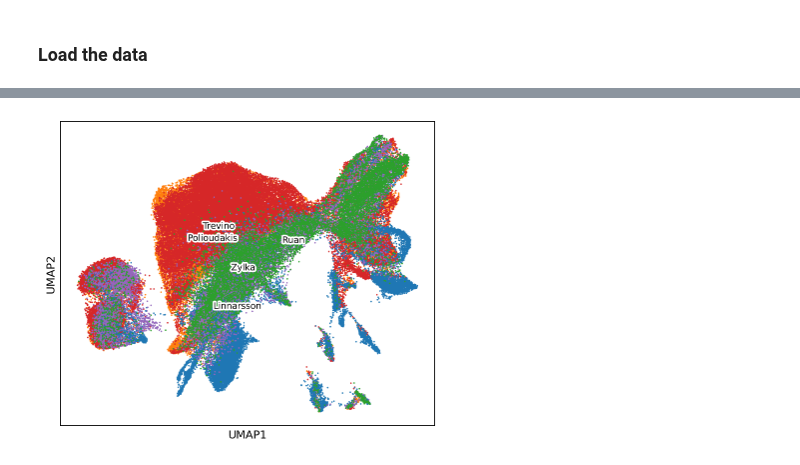
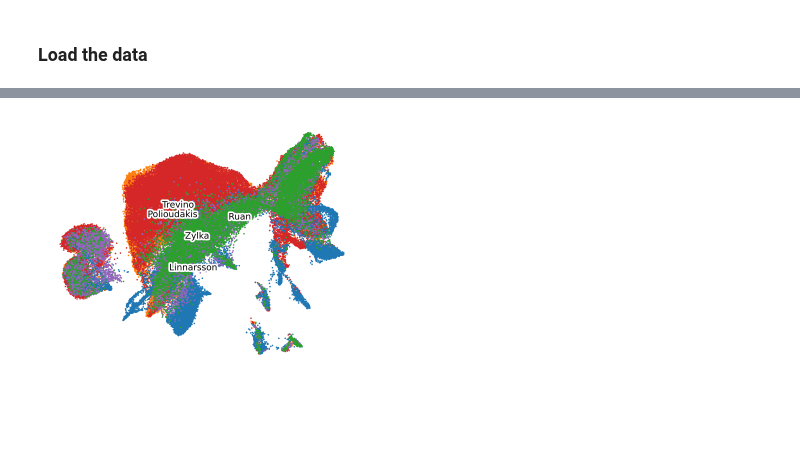
Before and after one commit to KalebicLab/ScDGomics, a Jupyter notebook: notebooks/scdgomics_clustering.ipynb, the cells around one changed output, grey strips where cells are left out. Cells and saved outputs as stored; diff of their text form; code cells hidden in the pictures; blank space fills up the shorter version.

```diff
--- a/notebooks/scdgomics_clustering.ipynb
+++ b/notebooks/scdgomics_clustering.ipynb
@@ -133,6 +122,6 @@ with open(sbatch_script_path, "w") as f:
 # %%
 # Load the integrated data
-adata = sc.read_h5ad("/group/kalebic/Nikola/1_single_cell_final/Nikola_final/final/scdgomics/data_versions/Adata_integrated.h5ad")
+adata = sc.read_h5ad("/group/kalebic/Nikola/1_single_cell_final/Nikola_final/final/scdgomics/data_versions/Adata_integrated_harmony.h5ad")
 # %%
 # Compute the kNN graph
 sc.pp.neighbors(adata, use_rep='X_pca_harmony', n_pcs=30, n_neighbors=80, random_state = 111)
@@ -146,0 +178,18 @@ sc.tl.umap(adata, random_state = 111)
+# %%
+# Plot the expression of marker genes across clusters
+sc.set_figure_params(dpi = 70, dpi_save = 300, fontsize = 10)
+markers = {'RG': ['PAX6', 'SOX2', 'HES1', 'HES5', 'VIM'],
+           'Cycling Pgs': ['MKI67', 'CENPF', 'PCNA'],
+           'IPs' : ['EOMES', 'PPP1R17'],
+           'Early neurons' : ['ROBO2', 'DCX', 'STMN2'],
+           'Late neurons' : ['SATB2','TLE4', 'BCL11B', 'TBR1', 'CRYM'],
+           'Interneurons' : ['ERBB4', 'DLX1', 'DLX2', 'GAD2'],
+           'Glial cells' : ['OLIG1', 'OLIG2', 'MERTK'],
+           'Vascular cells': ['CLDN5', 'FLT1', 'RGS5'],
+          }
+
+sc.pl.dotplot(adata, markers, groupby ='X_leiden_harmony', mean_only_expressed = False,
+              show = True, standard_scale = 'var', cmap = 'Greys')
+
+#plt.savefig('/group/kalebic/Nikola/1_single_cell_final/Nikola_final/final/scdgomics/plots/clustering/Dotplot_integrated_leiden_clusters.svg', dpi = 300, bbox_inches = 'tight')
+plt.show()
@@ -147,13 +204,13 @@ sc.tl.umap(adata, random_state = 111)
 # %%
 # Plot the UMAP
-sc.set_figure_params(figsize=(6, 5))
-ax = sc.pl.umap(adata, color=["dataset_of_origin"],frameon=True, show = False, legend_fontsize=8, size =8,
+sc.set_figure_params(figsize=(5, 4))
+ax = sc.pl.umap(adata, color=["dataset_of_origin"],frameon=False, show = False, legend_fontsize=8, size =8,
                 legend_loc = 'on data', legend_fontweight=3, ncols = 1, legend_fontoutline = 3, title = '')
 
 ax.set_xlabel('UMAP1',fontsize=10)
 ax.set_ylabel('UMAP2',fontsize=10)
 
-plt.savefig('/group/kalebic/Nikola/1_single_cell_final/Nikola_final/final/scdgomics/plots/clustering/UMAP_integrated_dataset_of_origin.svg', dpi = 300, bbox_inches = 'tight')
+plt.savefig('/group/kalebic/Nikola/1_single_cell_final/Nikola_final/final/scdgomics/plots/clustering/UMAP_integrated_dataset_of_origin.png', dpi = 300, bbox_inches = 'tight')
 plt.show()
 # %% [output]
-[figure, old version]
+[figure, new version]
```
Also changed, not shown: parts of 22 cells of this notebook.
